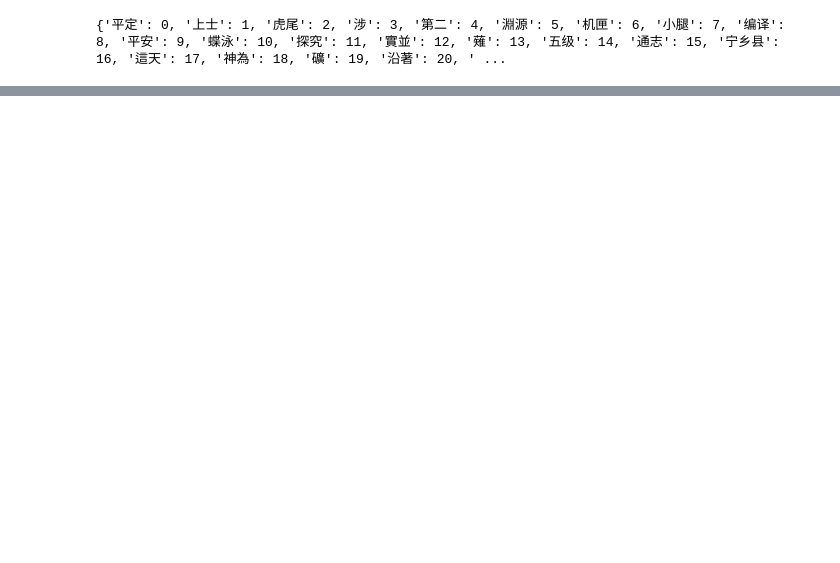
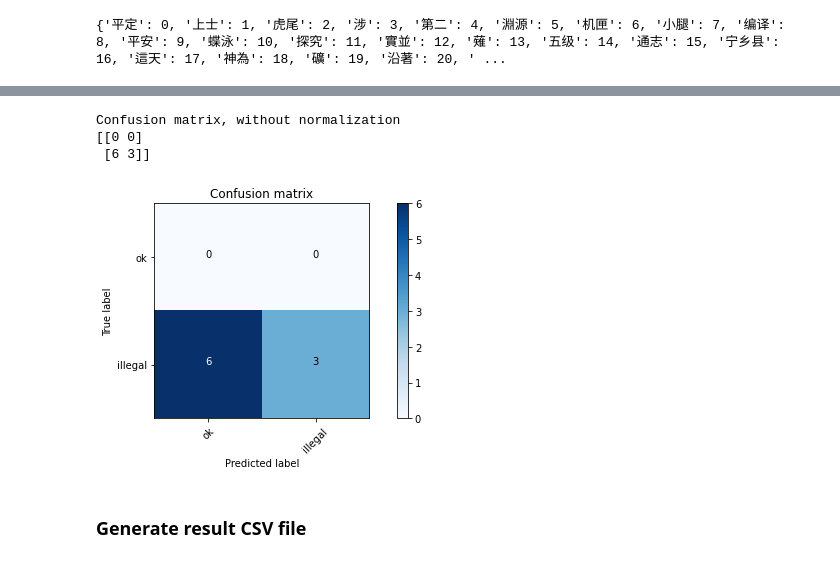
Before and after one commit to openaifab/fair, a Jupyter notebook: colab/3 run_predict.ipynb, the cells around one changed output, grey strips where cells are left out. Cells and saved outputs as stored; diff of their text form; code cells hidden in the pictures; blank space fills up the shorter version.

Commit message:
Added new rules

```diff
--- a/colab/3 run_predict.ipynb
+++ b/colab/3 run_predict.ipynb
@@ -96,6 +97,6 @@ _________________________________________________________________
 # %%
 # input_text = "服用本產品可達到體內環保、增強抵抗力並強化細胞功能，可改善體質、促進新陳代謝、幫助維持消化道機能、促進食慾、開胃，促進腸道蠕動改變細菌叢生態，使排便順暢。"
-input_text = "維生素A幫助牙齒和骨骼的發育與生長"
+input_text = "精神旺盛"
 
 ad_ID = 0
 ad_Name = "測試產品"
@@ -106,22 +107,32 @@ test_data_df = pd.DataFrame({'ID': [ad_ID],
                             'Name':[ad_Name],
                             'Description':[ad_Description],
                             'Class':[ad_Class]})
-# check the rule first
-rule_result = relation_check(input_text)
+# check the rules first
+rela_rule = relation_check(input_text)
+bad_rule = bad_check(input_text)
+good_rule = good_check(input_text)
+print(rela_rule)
+print(bad_rule)
+print(good_rule)
+# 斷詞處理
+test_df = JeibaCutWords(test_data_df)
+# 關鍵字檢查
+test_df['keyword_flag'], keywords_list = AppendKeywordCheck(test_df)
 
-if rule_result is True:
+if rela_rule is True:
   keywords_list = []
   result = "合法"
-  probability = 0.2
+  probability = random.uniform(0.1, 0.3)
+elif bad_rule is True:
+  result = "違法"
+  probability = random.uniform(0.8, 0.98)
+elif good_rule is True:
+  keywords_list = []
+  result = "合法"
+  probability = random.uniform(0.1, 0.3)
 else:
-  # 斷詞處理
-  test_df = JeibaCutWords(test_data_df)
-
-  # 關鍵字檢查
-  test_df['keyword_flag'], keywords_list = AppendKeywordCheck(test_df)
-
   # 選取多少詞來當作輸入
-  PICK_WORDS = 80  # 選前面64個詞當作輸入，這個長度要跟訓練模型的長度一樣
+  PICK_WORDS = 80  # 選前面N個詞當作輸入，這個長度要跟訓練模型的長度一樣
 
   docs_pred_id = []
   for doc in test_df['sentence']:
@@ -156,0 +178,5 @@ print("違規字詞: ", keywords_list)
+# %%
+#用記事本打開csv文件，另存為设置編碼為utf-8
+test_data_source = "test_temp.csv"
+test_data_df = pd.read_csv(data_dir + '/' + test_data_source, encoding='utf8', delimiter=',')
+print(test_data_df.head())
@@ -156,0 +250,12 @@ print("違規字詞: ", keywords_list)
+# %%
+labels_test = [1] * len(result_rule)
+cm = confusion_matrix(labels_test, result_rule)
+cm_plot_labels = ['ok', 'illegal']
+plot_confusion_matrix(cm, cm_plot_labels)
+# %% [output]
+Confusion matrix, without normalization
+[[0 0]
+ [6 3]]
+[figure, added]
+# %% [markdown]
+### Generate result CSV file
```
Also changed, not shown: parts of 13 cells of this notebook, 4 other files.
